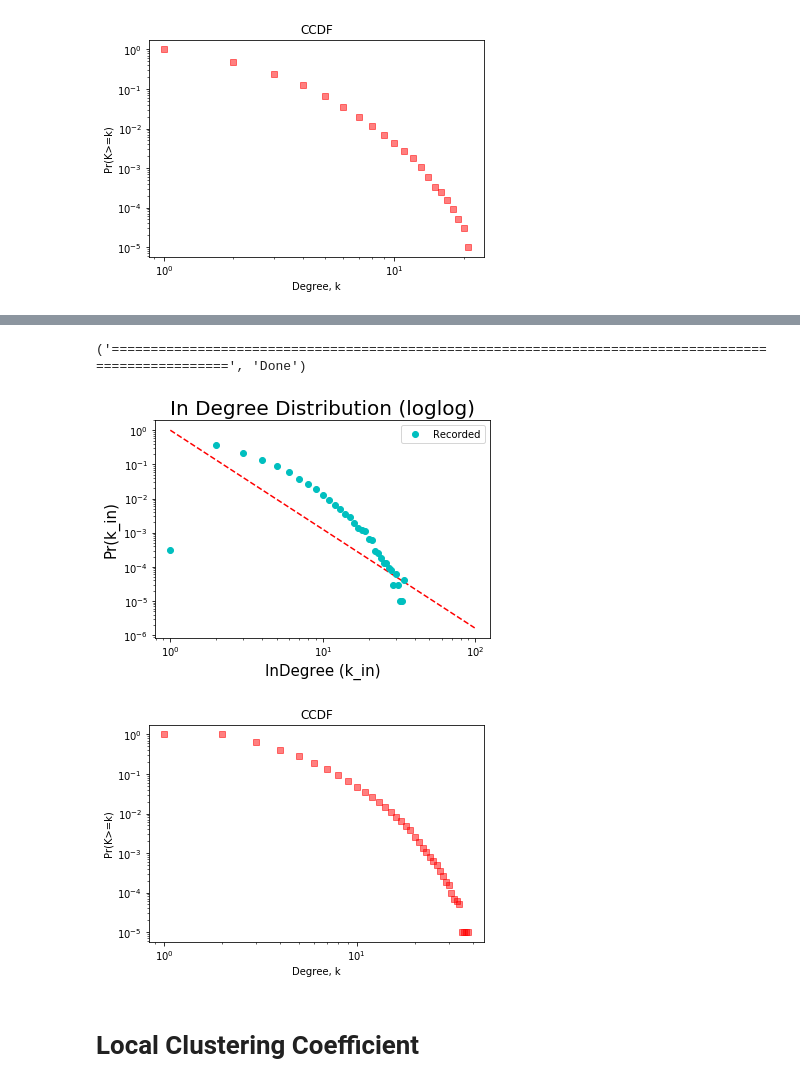
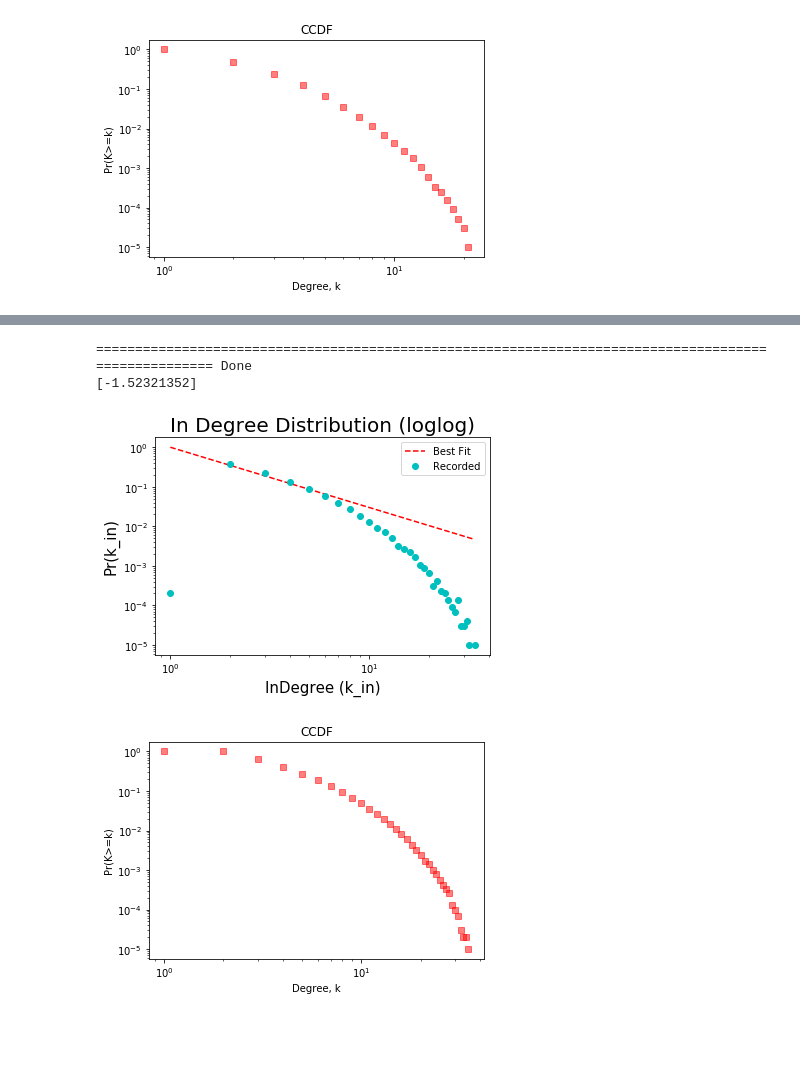
Before and after one commit to thomasy314/Preferential-Attachment, a Jupyter notebook: Pref_Attach.ipynb, the cells around one changed output, grey strips where cells are left out. Cells and saved outputs as stored; diff of their text form; code cells hidden in the pictures; blank space fills up the shorter version.

```diff
--- a/Pref_Attach.ipynb
+++ b/Pref_Attach.ipynb
@@ -99,6 +100,10 @@ def plotDegsDist(Deg, alpha=None, max_x=200):
 def plotDegsCCDF(kis):
     # tabulate and display the CCDF Pr(K>=k)
     kmax    = max(kis)
+    '''kis     = []
+    for ki in degrees:
+        kis.append(ki)
+        if ki > kmax: kmax = ki'''
 
     counts, bins = np.histogram(kis, bins=[i for i in range(kmax+2)], density=True)
     cumcounts = np.cumsum(counts)
@@ -466,5 +469,5 @@ plotDegsStat(inverse_mean_geodesic_model, [1000], 100, alpha=-2.9, max_x=20)
 # %%
-def triadic_closure(size, num_add_edges = 2, p = 0.5):
+def uniform_triadic_closure(size, p = 0.5):
     #grows a network of 'size' number of nodes
     #adds one node at a time, connecting it to 'num_add_edges' pre-existing nodes based on the following criteria
     #TRIADIC CLOSURE:
@@ -509,8 +511,7 @@ print("Correlation: ", r_value)
 # %%
-plotDegsStat(triadic_closure, [1000], 100, alpha=-2.9, max_x=100)
+plotDegsStat(uniform_triadic_closure, [1000], 100)
 # %% [output]
-('=====================================================================================================', 'Done')
+===================================================================================================== Done
+[-1.52321352]
-[figure, old version]
+[figure, new version]
-[figure, old version]
+[figure, new version]
-# %% [markdown]
-# Local Clustering Coefficient
```
Also changed, not shown: parts of 12 cells of this notebook.
